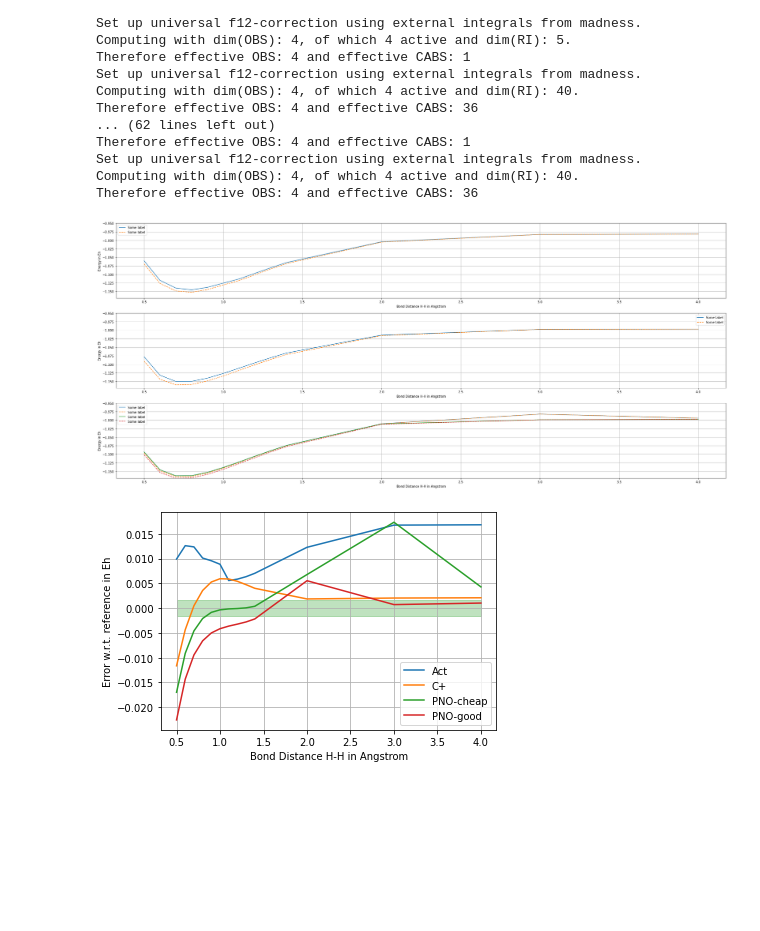
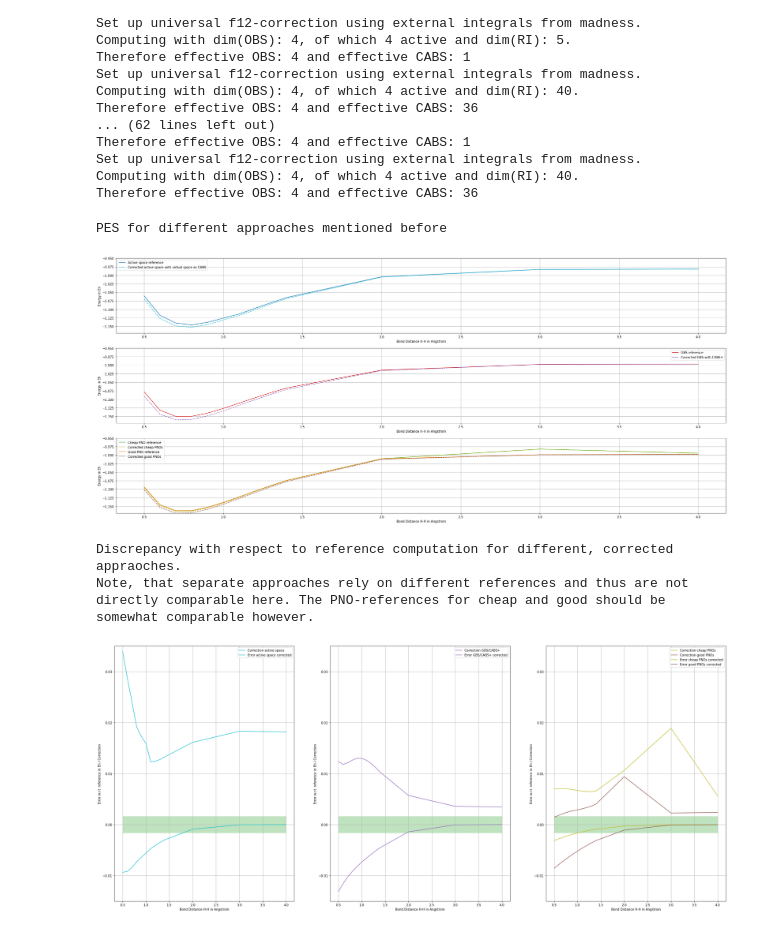
Before and after one commit to tequilahub/tequila-tutorials-unformatted, a Jupyter notebook: ChemistryF12Correction.ipynb, the cells around one changed output. Drawn from its saved outputs; the diff is of its cells as text; code cells hidden in the pictures; blank space fills up the shorter version.

```diff
--- a/ChemistryF12Correction.ipynb
+++ b/ChemistryF12Correction.ipynb
@@ -196,49 +191,60 @@ Set up universal f12-correction using external integrals from madness.
 Computing with dim(OBS): 4, of which 4 active and dim(RI): 40.
 Therefore effective OBS: 4 and effective CABS: 36
 # %%
-# Compute a reference, use basis set extrapolation btw DZ and TZ (not too good, but reasonably fast)
+# Compute some reference using FCI in a QZ-basis
 energy_ref = numpy.zeros(len(distances))
 for l,r in enumerate(distances):
     geometry = geomstring.format(R=r)
     mol = tq.Molecule(geometry=geometry, basis_set='cc-pvqz')
-#     mol = tq.Molecule(geometry=geometry, basis_set='cc-pvdz')
-#     enD = mol.compute_energy(method='fci')
-#     mol2 = tq.Molecule(geometry=geometry, basis_set='cc-pvtz')
-#     enT = mol.compute_energy(method='fci')
-#     energy_ref[l] = (2**3 * enD - 3**3 * enT) / (2**3 - 3**3)
+    energy_ref[l] = mol.compute_energy(method='fci')
 # %%
-err_act = energy_active+corr_active - energy_ref
+err_active = energy_active+corr_active - energy_ref
 err_cp = energy_cp+corr_cp - energy_ref
 err_pno = energy_pno+corr_pno - energy_ref
 # %%
 import matplotlib.pyplot as plt
 fig, ax = plt.subplots(nrows=3, ncols=1, figsize=(35,15))
-ax[0].plot(distances, energy_active, label='Some label')
-ax[0].plot(distances, energy_active+corr_active, '--', label='Some label')
-ax[1].plot(distances, energy_cp, label='Some label')
-ax[1].plot(distances, energy_cp+corr_cp, '--', label='Some label')
-ax[2].plot(distances, energy_pno[0,:], label='Some label')
-ax[2].plot(distances, energy_pno[0,:]+corr_pno[0,:], '--', label='Some label')
-ax[2].plot(distances, energy_pno[1,:], label='Some label')
-ax[2].plot(distances, energy_pno[1,:]+corr_pno[1,:], '--', label='Some label')
+ax[0].plot(distances, energy_active, label='Active space reference', color='tab:blue')
+ax[0].plot(distances, energy_active+corr_active, '--', label='Corrected active space with virtual space as CABS', color='tab:cyan')
+ax[1].plot(distances, energy_cp, label='GBS reference', color='tab:red')
+ax[1].plot(distances, energy_cp+corr_cp, '--', label='Corrected GBS with CABS+', color='tab:purple')
+ax[2].plot(distances, energy_pno[0,:], label='Cheap PNO reference', color='tab:green')
+ax[2].plot(distances, energy_pno[0,:]+corr_pno[0,:], '--', label='Corrected cheap PNOs', color='tab:olive')
+ax[2].plot(distances, energy_pno[1,:], label='Good PNO reference', color='tab:orange')
+ax[2].plot(distances, energy_pno[1,:]+corr_pno[1,:], '--', label='Corrected good PNOs', color='tab:brown')
 for i in range(3):
     ax[i].grid(True)
     ax[i].set_xlabel('Bond Distance H-H in Angstrom')
     ax[i].set_ylabel('Energy in Eh')
     ax[i].legend()
     ax[i].set_ylim((-1.17,-0.95))
+print("PES for different approaches mentioned before")
 plt.show()
 
-fig2, ax2 = plt.subplots(nrows=1,ncols=3)
-ax2[0].plot(distances, error)
-ax2[1].plot(distances, err_act, distances, err_cp, distances, err_pno[0,:], distances, err_pno[1,:])
-ax2[2].plot(distances, err_act, distances, err_cp, distances, err_pno[0,:], distances, err_pno[1,:])
-ax2.grid(True)
-ax2.set_xlabel('Bond Distance H-H in Angstrom')
-ax2.set_ylabel('Error w.r.t. reference in Eh')
-ax2.legend(['Act', 'C+', 'PNO-cheap', 'PNO-good'])
-ax2.fill_between(distances, -1.6e-3, 1.6e-3, color='tab:green', alpha=.3)
+fig2, ax2 = plt.subplots(nrows=1,ncols=3, figsize=(35,15))
+ax2[0].plot(distances, corr_active, label='Correction active space', color='tab:cyan')
+ax2[1].plot(distances, corr_cp, label='Correction GBS/CABS+', color='tab:purple')
+ax2[2].plot(distances, corr_pno[0,:], label='Correction cheap PNOs', color='tab:olive')
+ax2[2].plot(distances, corr_pno[1,:], label='Correction good PNOs', color='tab:brown')
+
+
+ax2[0].plot(distances, err_active, label='Error active space corrected', color='tab:cyan')
+ax2[1].plot(distances, err_cp, label='Error GBS/CABS+ corrected', color='tab:purple')
+ax2[2].plot(distances, err_pno[0,:], label='Error cheap PNOs corrected', color='tab:olive')
+ax2[2].plot(distances, err_pno[1,:], label='Error good PNOs corrected', color='tab:brown')
+for i in range(3):
+    ax2[i].grid(True)
+    ax2[i].set_xlabel('Bond Distance H-H in Angstrom')
+    ax2[i].set_ylabel('Error w.r.t. reference in Eh / Correction')
+    ax2[i].legend()
+    ax2[i].fill_between(distances, -1.6e-3, 1.6e-3, color='tab:green', alpha=.3)
+    ax2[i].set_ylim((-.015,.035))
+print("Discrepancy with respect to reference computation for different, corrected appraoches.\n"+
+      "Note, that separate approaches rely on different references and thus are not directly comparable here. The PNO-references for cheap and good should be somewhat comparable however.")
 fig2.show()
 # %% [output]
+PES for different approaches mentioned before
-[figure, old version]
+[figure, new version]
+Discrepancy with respect to reference computation for different, corrected appraoches.
+Note, that separate approaches rely on different references and thus are not directly comparable here. The PNO-references for cheap and good should be somewhat comparable however.
-[figure, old version]
+[figure, new version]
```
Also changed, not shown: parts of 6 cells of this notebook.
